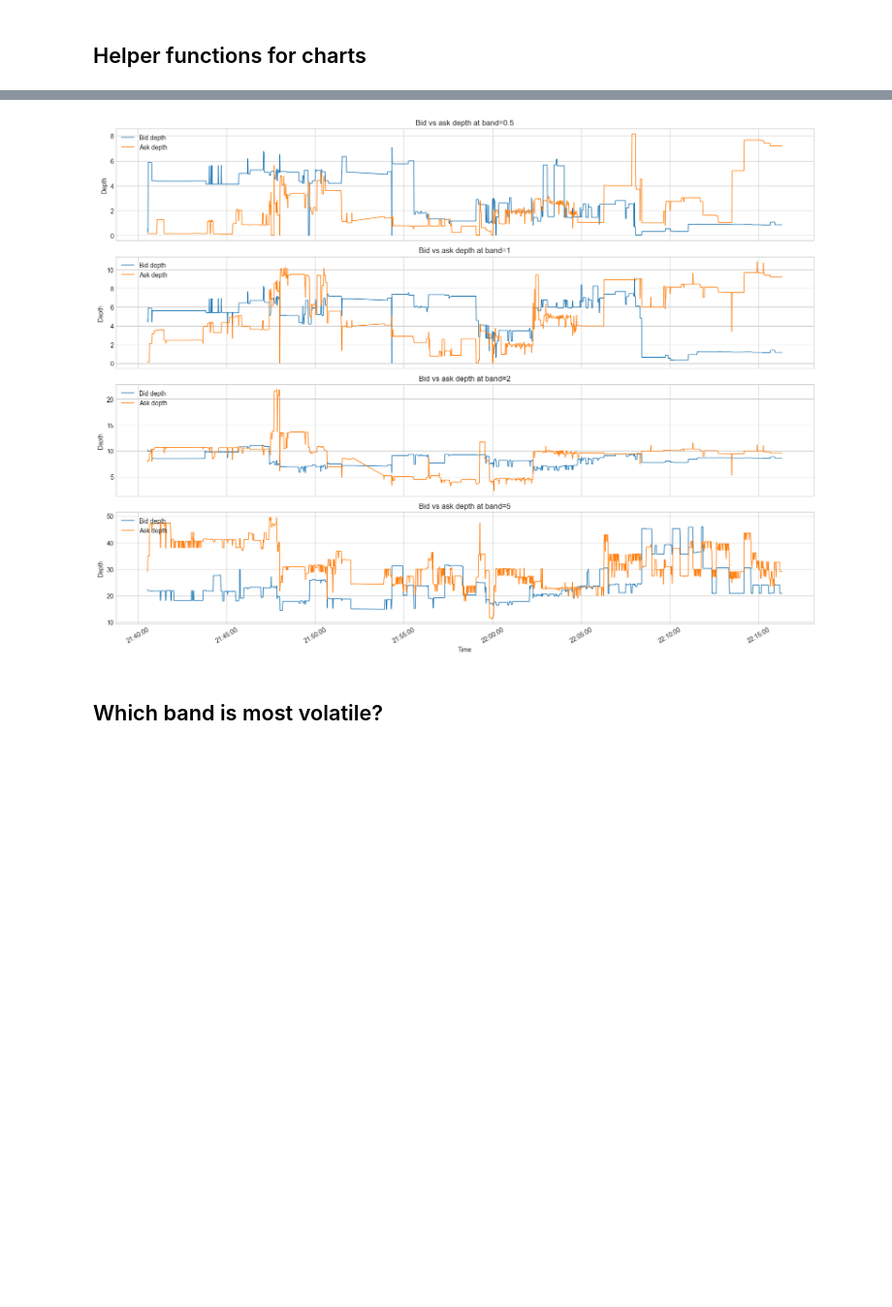
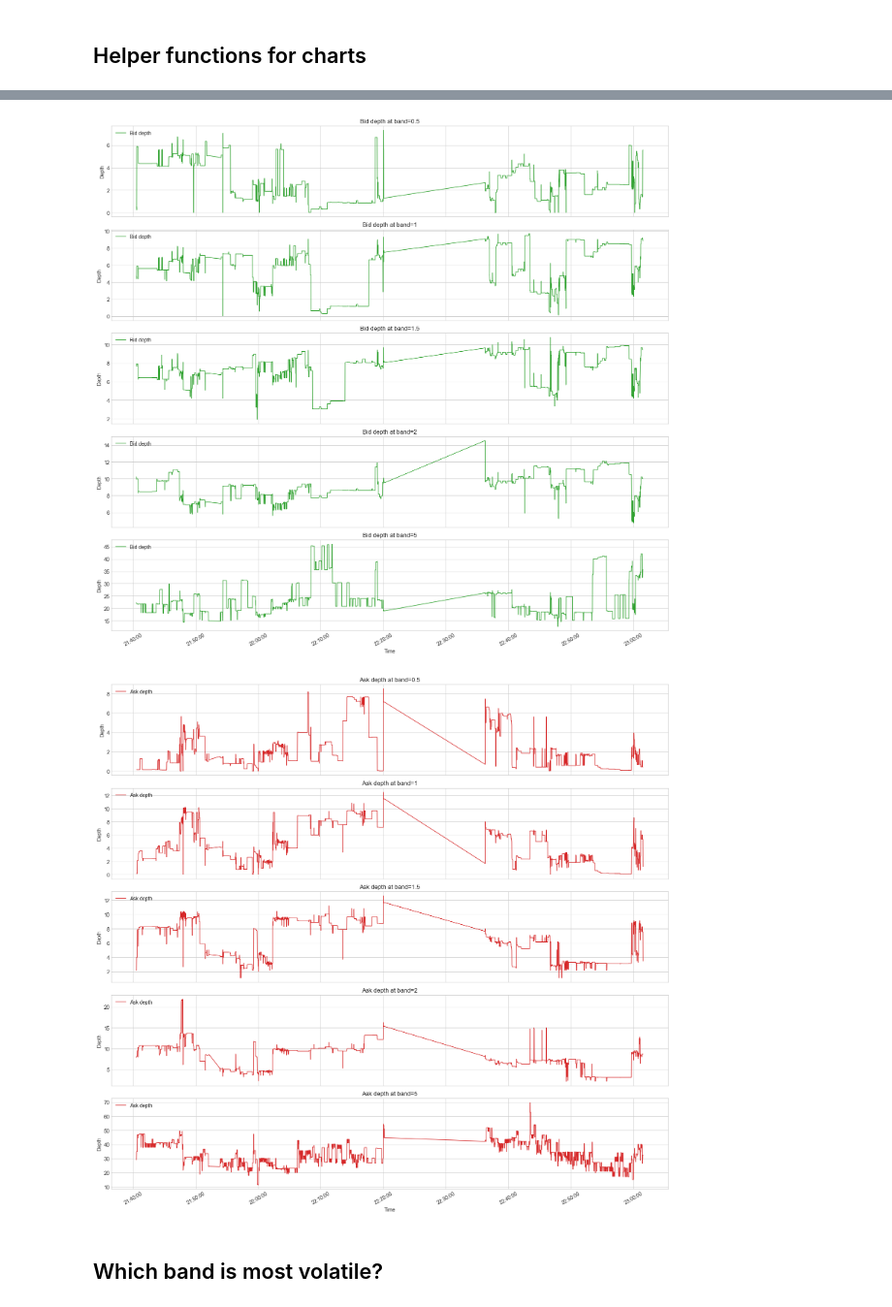
Before and after one commit to trung2891/lighter-orderbook-snapshot, a Jupyter notebook: notebooks/xau_depth_volatility.ipynb, the cells around one changed output, grey strips where cells are left out. Shown at 97% size. Cells and saved outputs as stored; diff of their text form; code cells hidden in the pictures; blank space fills up the shorter version.

```diff
--- a/notebooks/xau_depth_volatility.ipynb
+++ b/notebooks/xau_depth_volatility.ipynb
@@ -41,6 +42,10 @@ KEY_BANDS = [0.5, 1, 1.5, 2, 5]
 CONTEXT_BAND = 1
 DEFAULT_LOOKBACK = pd.Timedelta(days=7)
 
+# Plot scaling controls for large datasets.
+MAX_PLOT_POINTS = 5000
+HEATMAP_MAX_COLUMNS = 2000
+
 # Override these two values to evaluate a custom time range.
 now_utc = pd.Timestamp.now(tz="UTC")
 endTs = int(now_utc.timestamp() * 1000)
@@ -237,8 +263,16 @@ volatility_summary
 # %% [markdown]
 ## Helper functions for charts
 # %%
+def downsample_by_index(data: pd.DataFrame, max_points: int) -> pd.DataFrame:
+    if len(data) <= max_points:
+        return data
+
+    indices = np.linspace(0, len(data) - 1, num=max_points, dtype=int)
+    return data.iloc[indices].copy()
+
+
 def format_time_axis(ax):
-    ax.xaxis.set_major_formatter(mdates.DateFormatter("%H:%M:%S", tz=df["timestamp"].dt.tz))
+    ax.xaxis.set_major_formatter(mdates.DateFormatter("%H:%M:%S", tz=ZoneInfo(TIMEZONE)))
     ax.tick_params(axis="x", rotation=30)
 
 
@@ -280,3 +314,12 @@ def plot_heatmap(data: pd.DataFrame, columns_by_band: dict[float, str], title: s
     cbar.ax.set_ylabel("Value")
     plt.tight_layout()
     plt.show()
+
+
+plot_df = downsample_by_index(df, max_points=MAX_PLOT_POINTS)
+plot_df = plot_df.sort_values("timestamp").reset_index(drop=True)
+heatmap_df = downsample_by_index(plot_df, max_points=HEATMAP_MAX_COLUMNS)
+
+print(f"Full rows: {len(df):,}")
+print(f"Line-chart rows after downsampling: {len(plot_df):,}")
+print(f"Heatmap columns after downsampling: {len(heatmap_df):,}")
@@ -354,22 +435,38 @@ plt.show()
 # %%
 fig, axes = plt.subplots(len(KEY_BANDS), 1, figsize=(16, 3 * len(KEY_BANDS)), sharex=True)
 if len(KEY_BANDS) == 1:
     axes = [axes]
 
 for ax, band in zip(axes, KEY_BANDS):
     suffix = band_label(band)
-    ax.plot(df["timestamp"], df[f"bid_depth_{suffix}"], label="Bid depth", linewidth=1.1)
-    ax.plot(df["timestamp"], df[f"ask_depth_{suffix}"], label="Ask depth", linewidth=1.1)
-    ax.set_title(f"Bid vs ask depth at band={band}")
+    ax.plot(plot_df["timestamp"], plot_df[f"bid_depth_{suffix}"], color="tab:green", label="Bid depth", linewidth=1.1)
+    ax.set_title(f"Bid depth at band={band}")
     ax.set_ylabel("Depth")
     ax.legend(loc="upper left")
 
 format_time_axis(axes[-1])
 axes[-1].set_xlabel("Time")
 plt.tight_layout()
 plt.show()
+
+fig, axes = plt.subplots(len(KEY_BANDS), 1, figsize=(16, 3 * len(KEY_BANDS)), sharex=True)
+if len(KEY_BANDS) == 1:
+    axes = [axes]
+
+for ax, band in zip(axes, KEY_BANDS):
+    suffix = band_label(band)
+    ax.plot(plot_df["timestamp"], plot_df[f"ask_depth_{suffix}"], color="tab:red", label="Ask depth", linewidth=1.1)
+    ax.set_title(f"Ask depth at band={band}")
+    ax.set_ylabel("Depth")
+    ax.legend(loc="upper left")
+
+format_time_axis(axes[-1])
+axes[-1].set_xlabel("Time")
+plt.tight_layout()
+plt.show()
 # %% [output]
-[figure, old version]
+[figure, new version]
+[figure, added]
 # %% [markdown]
 ## Which band is most volatile?
 # %%
```
Also changed, not shown: parts of 16 cells of this notebook, 1 other file.
